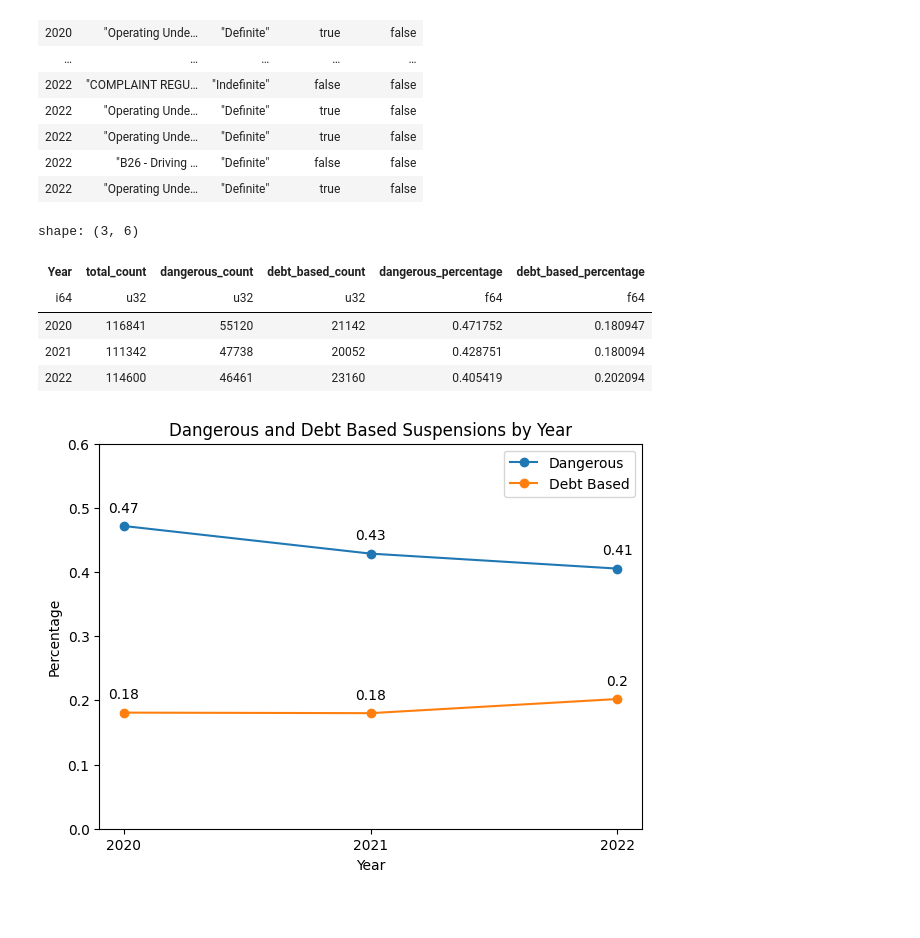
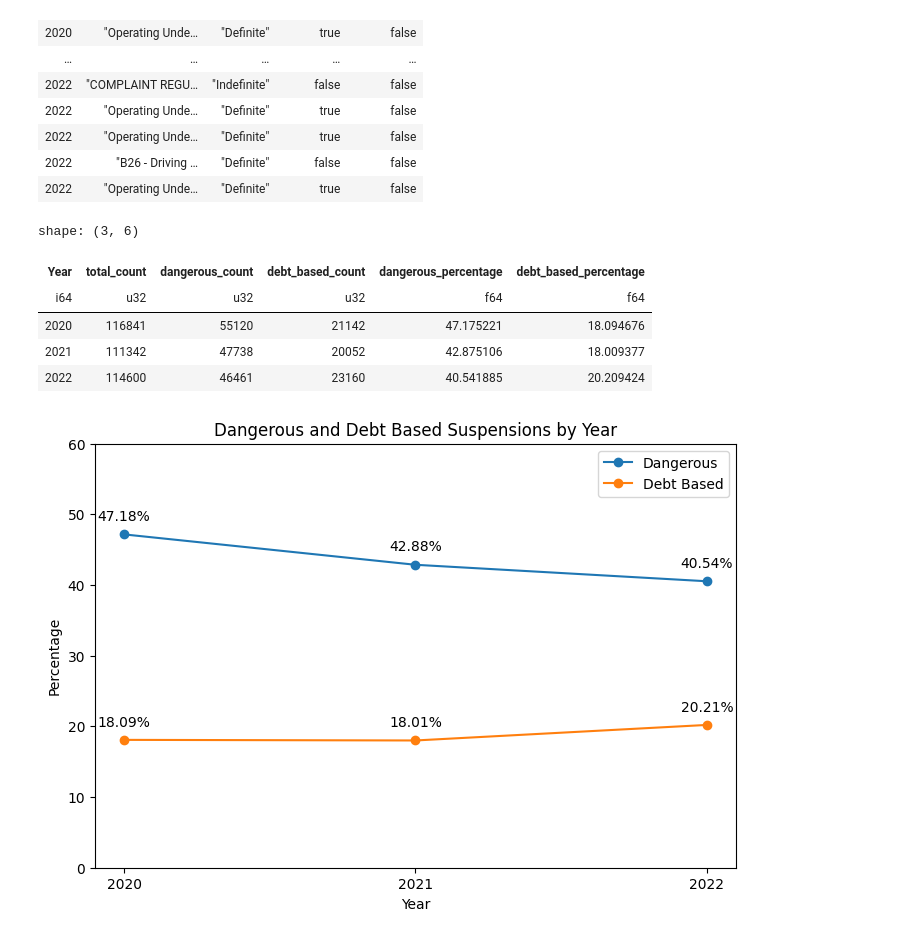
Before and after one commit to BU-Spark/ds4g-livable-streets-debt, a Jupyter notebook: analysis/discovery.ipynb, the cells around one changed output. Cells and saved outputs as stored; diff of their text form; code cells hidden in the pictures; blank space fills up the shorter version.

Commit message:
New chart and images

```diff
--- a/analysis/discovery.ipynb
+++ b/analysis/discovery.ipynb
@@ -29,6 +29,7 @@ import warnings
 warnings.filterwarnings("ignore")
 
 data_path = pathlib.Path().cwd().parent / "data"
+img_path = pathlib.Path().cwd().parent / "img"
 # %%
 reinstatement_path = pathlib.Path.cwd().parent.joinpath('data', r'Reinstatement_information_Part_2 (1).xlsx')
 
@@ -193,50 +195,52 @@ dd_by_year = sus_reason.group_by('Year').agg(
     pl.col('Description').count().alias('total_count'),
     pl.col('dangerous').sum().alias('dangerous_count'),
     pl.col('debt_based').sum().alias('debt_based_count'),
-    (pl.col('dangerous').sum()/pl.count('Description')).alias('dangerous_percentage'),
-    (pl.col('debt_based').sum()/pl.count('Description')).alias('debt_based_percentage'),
+    (pl.col('dangerous').sum()/pl.count('Description')*100).alias('dangerous_percentage'),
+    (pl.col('debt_based').sum()/pl.count('Description')*100).alias('debt_based_percentage'),
 ).sort('Year')
 dd_by_year
 # %% [output]
 shape: (3, 6)
 | Year | total_count | dangerous_count | debt_based_count | dangerous_percentage | debt_based_percentage |
 | i64 | u32 | u32 | u32 | f64 | f64 |
-| 2020 | 116841 | 55120 | 21142 | 0.471752 | 0.180947 |
-| 2021 | 111342 | 47738 | 20052 | 0.428751 | 0.180094 |
-| 2022 | 114600 | 46461 | 23160 | 0.405419 | 0.202094 |
+| 2020 | 116841 | 55120 | 21142 | 47.175221 | 18.094676 |
+| 2021 | 111342 | 47738 | 20052 | 42.875106 | 18.009377 |
+| 2022 | 114600 | 46461 | 23160 | 40.541885 | 20.209424 |
 # %%
 plt.figure(figsize=(7, 5))
 plt.title('Dangerous and Debt Based Suspensions by Year')
 
 plt.plot(dd_by_year['Year'], dd_by_year['dangerous_percentage'], label='Dangerous', marker='o')
 plt.plot(dd_by_year['Year'], dd_by_year['debt_based_percentage'], label='Debt Based', marker='o')
 
 plt.xticks(dd_by_year['Year'])
 
 for i, v in zip(dd_by_year['Year'], dd_by_year['dangerous_percentage']):
     plt.annotate(
-        round(v, 2),
+        f'{round(v, 2)}%',
         (i, v),
         textcoords="offset points",
         xytext=(0, 10),
         ha='center'
     )
 
 for i, v in zip(dd_by_year['Year'], dd_by_year['debt_based_percentage']):
     plt.annotate(
-        round(v, 2),
+        f'{round(v, 2)}%',
         (i, v),
         textcoords="offset points",
         xytext=(0, 10),
-        ha='center'
+        ha='center',
     )
 
-plt.ylim(0, 0.6)
+plt.tight_layout()
+plt.ylim(0, 60)
 
 plt.xlabel('Year')
 plt.ylabel('Percentage')
 
+plt.savefig(img_path / 'dangerous_debt_based_suspensions_by_year.png')
 plt.legend()
 plt.show()
 # %% [output]
-[figure, old version]
+[figure, new version]
```
Also changed, not shown: parts of 4 cells of this notebook, 3 other files.
